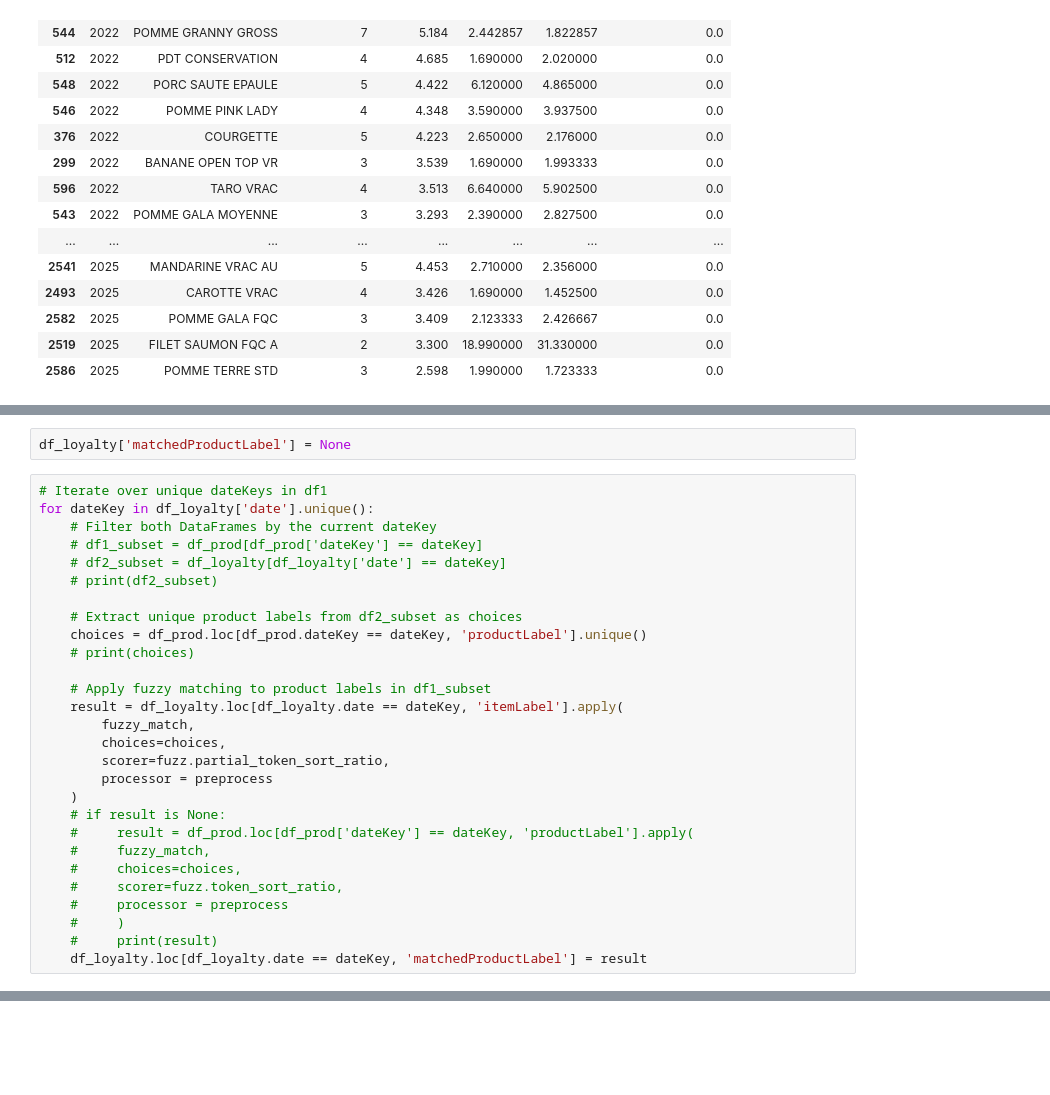
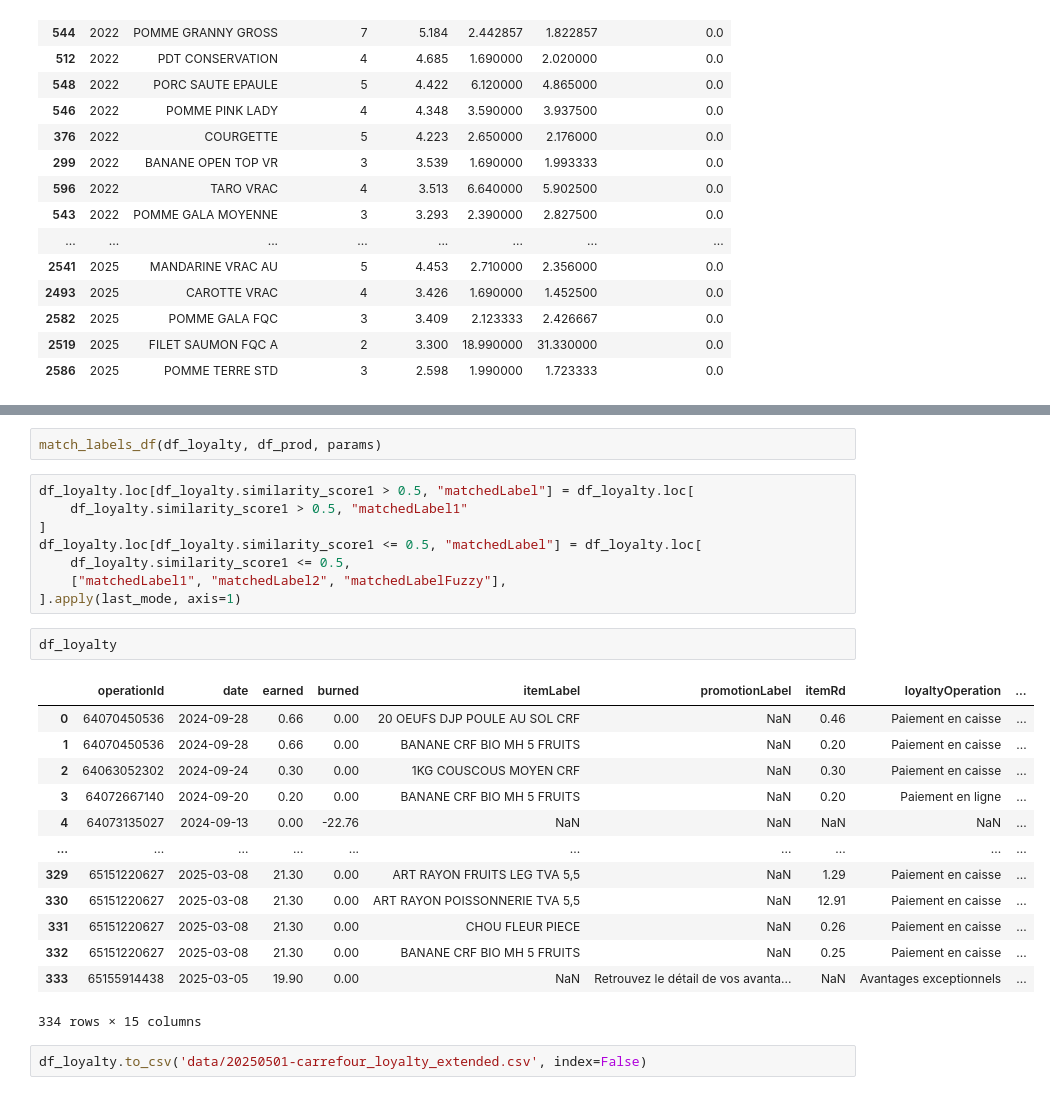
Before and after one commit to ChristopheVuong/carrefour_receipts, a Jupyter notebook: products_analysis.ipynb, the cells around one changed output, grey strips where cells are left out. Cells and saved outputs as stored; diff of their text form; blank space fills up the shorter version.

Commit message:
product analysis join loyalty all, duplicates still here and there

```diff
--- a/products_analysis.ipynb
+++ b/products_analysis.ipynb
@@ -499,30 +295,0 @@ preprocess(item2)
-# %%
-df_loyalty['matchedProductLabel'] = None
-# %%
-# Iterate over unique dateKeys in df1
-for dateKey in df_loyalty['date'].unique():
-    # Filter both DataFrames by the current dateKey
-    # df1_subset = df_prod[df_prod['dateKey'] == dateKey]
-    # df2_subset = df_loyalty[df_loyalty['date'] == dateKey]
-    # print(df2_subset)
-
-    # Extract unique product labels from df2_subset as choices
-    choices = df_prod.loc[df_prod.dateKey == dateKey, 'productLabel'].unique()
-    # print(choices)
-
-    # Apply fuzzy matching to product labels in df1_subset
-    result = df_loyalty.loc[df_loyalty.date == dateKey, 'itemLabel'].apply(
-        fuzzy_match,
-        choices=choices,
-        scorer=fuzz.partial_token_sort_ratio,
-        processor = preprocess
-    )
-    # if result is None:
-    #     result = df_prod.loc[df_prod['dateKey'] == dateKey, 'productLabel'].apply(
-    #     fuzzy_match,
-    #     choices=choices,
-    #     scorer=fuzz.token_sort_ratio,
-    #     processor = preprocess
-    #     )
-    #     print(result)
-    df_loyalty.loc[df_loyalty.date == dateKey, 'matchedProductLabel'] = result
@@ -692,0 +446,28 @@ display(df_prod)
+# %%
+match_labels_df(df_loyalty, df_prod, params)
+# %%
+df_loyalty.loc[df_loyalty.similarity_score1 > 0.5, "matchedLabel"] = df_loyalty.loc[
+    df_loyalty.similarity_score1 > 0.5, "matchedLabel1"
+]
+df_loyalty.loc[df_loyalty.similarity_score1 <= 0.5, "matchedLabel"] = df_loyalty.loc[
+    df_loyalty.similarity_score1 <= 0.5,
+    ["matchedLabel1", "matchedLabel2", "matchedLabelFuzzy"],
+].apply(last_mode, axis=1)
+# %%
+df_loyalty
+# %% [output]
+|  | operationId | date | earned | burned | itemLabel | promotionLabel | itemRd | loyaltyOperation | ... |
+| 0 | 64070450536 | 2024-09-28 | 0.66 | 0.00 | 20 OEUFS DJP POULE AU SOL CRF | NaN | 0.46 | Paiement en caisse | ... |
+| 1 | 64070450536 | 2024-09-28 | 0.66 | 0.00 | BANANE CRF BIO MH 5 FRUITS | NaN | 0.20 | Paiement en caisse | ... |
+| 2 | 64063052302 | 2024-09-24 | 0.30 | 0.00 | 1KG COUSCOUS MOYEN CRF | NaN | 0.30 | Paiement en caisse | ... |
+| 3 | 64072667140 | 2024-09-20 | 0.20 | 0.00 | BANANE CRF BIO MH 5 FRUITS | NaN | 0.20 | Paiement en ligne | ... |
+| 4 | 64073135027 | 2024-09-13 | 0.00 | -22.76 | NaN | NaN | NaN | NaN | ... |
+| ... | ... | ... | ... | ... | ... | ... | ... | ... | ... |
+| 329 | 65151220627 | 2025-03-08 | 21.30 | 0.00 | ART RAYON FRUITS LEG TVA 5,5 | NaN | 1.29 | Paiement en caisse | ... |
+| 330 | 65151220627 | 2025-03-08 | 21.30 | 0.00 | ART RAYON POISSONNERIE TVA 5,5 | NaN | 12.91 | Paiement en caisse | ... |
+| 331 | 65151220627 | 2025-03-08 | 21.30 | 0.00 | CHOU FLEUR PIECE | NaN | 0.26 | Paiement en caisse | ... |
+| 332 | 65151220627 | 2025-03-08 | 21.30 | 0.00 | BANANE CRF BIO MH 5 FRUITS | NaN | 0.25 | Paiement en caisse | ... |
+| 333 | 65155914438 | 2025-03-05 | 19.90 | 0.00 | NaN | Retrouvez le détail de vos avanta... | NaN | Avantages exceptionnels | ... |
+334 rows × 15 columns
+# %%
+df_loyalty.to_csv('data/20250501-carrefour_loyalty_extended.csv', index=False)
```
Also changed, not shown: parts of 50 cells of this notebook, 3 other files.
